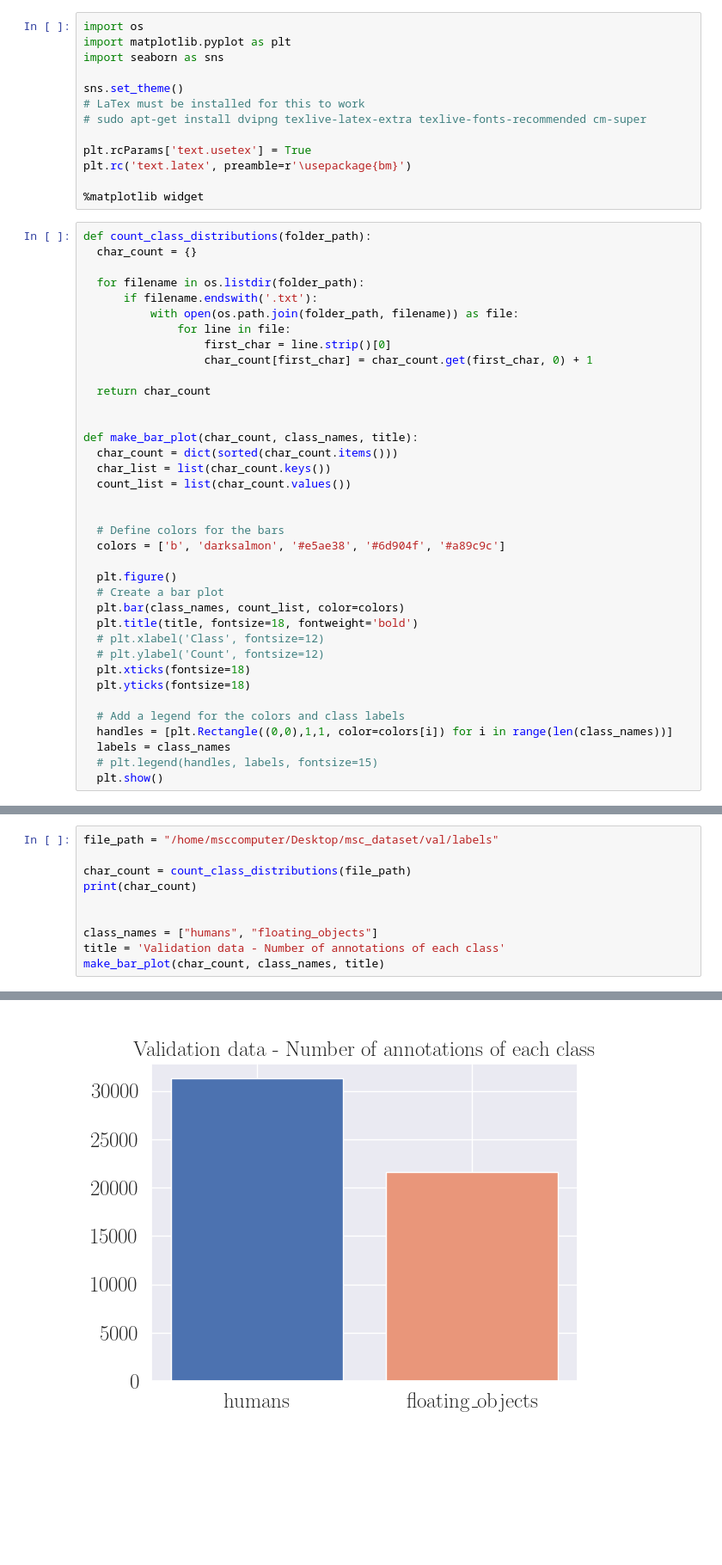
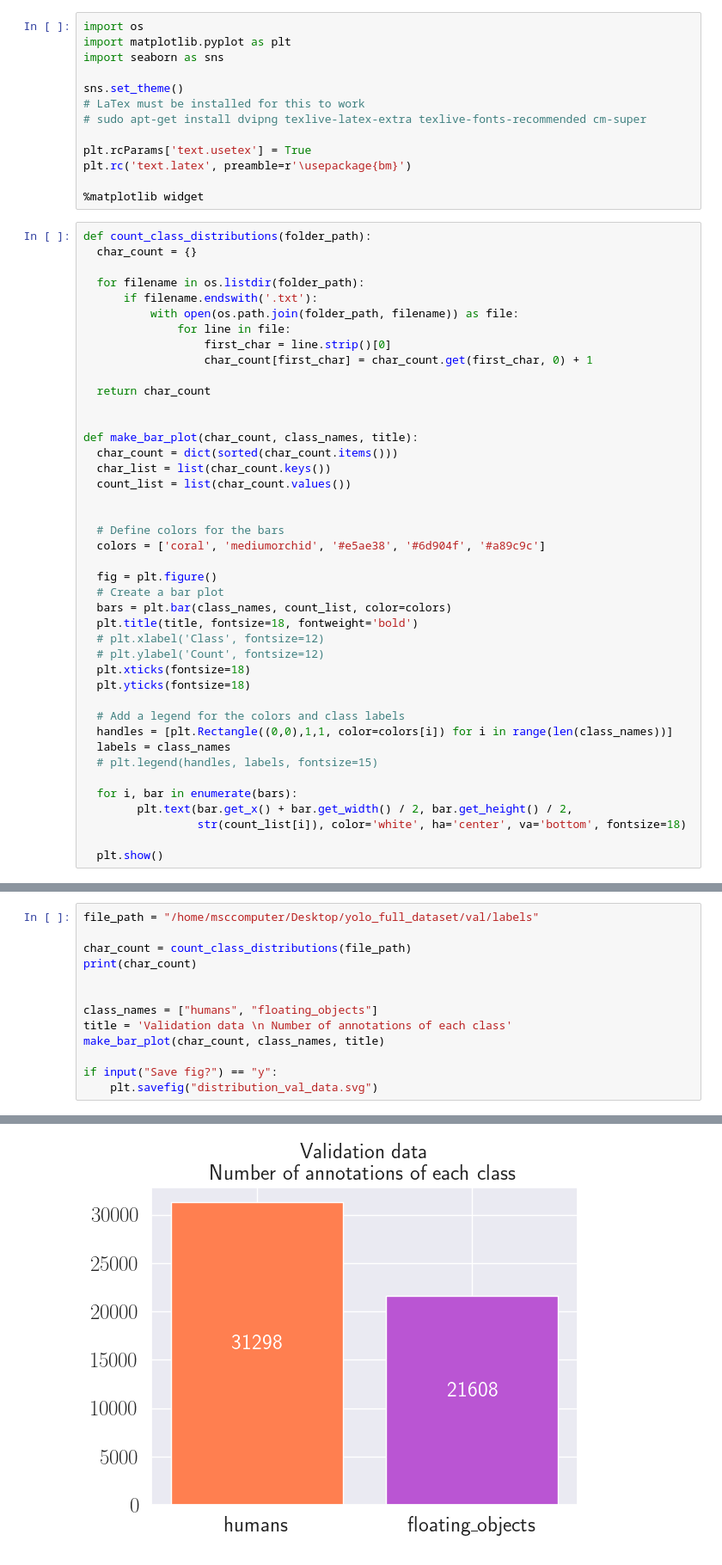
Before and after one commit to simenallum/msc_thesis, a Jupyter notebook: offline_utils/train_yolov8/visualizations/visualize_dataset.ipynb, the cells around one changed output, grey strips where cells are left out. Shown: that part at 86% size. Drawn from its saved outputs; the diff is of its cells as text; blank space fills up the shorter version.

Commit message:
Plot files changes before delivery

```diff
--- a/offline_utils/train_yolov8/visualizations/visualize_dataset.ipynb
+++ b/offline_utils/train_yolov8/visualizations/visualize_dataset.ipynb
@@ -32,11 +32,11 @@ def make_bar_plot(char_count, class_names, title):
 
 
   # Define colors for the bars
-  colors = ['b', 'darksalmon', '#e5ae38', '#6d904f', '#a89c9c']
+  colors = ['coral', 'mediumorchid', '#e5ae38', '#6d904f', '#a89c9c']
 
-  plt.figure()
+  fig = plt.figure()
   # Create a bar plot
-  plt.bar(class_names, count_list, color=colors)
+  bars = plt.bar(class_names, count_list, color=colors)
   plt.title(title, fontsize=18, fontweight='bold')
   # plt.xlabel('Class', fontsize=12)
   # plt.ylabel('Count', fontsize=12)
@@ -47,5 +47,10 @@ def make_bar_plot(char_count, class_names, title):
   handles = [plt.Rectangle((0,0),1,1, color=colors[i]) for i in range(len(class_names))]
   labels = class_names
   # plt.legend(handles, labels, fontsize=15)
+
+  for i, bar in enumerate(bars):
+        plt.text(bar.get_x() + bar.get_width() / 2, bar.get_height() / 2,
+                 str(count_list[i]), color='white', ha='center', va='bottom', fontsize=18)
+
   plt.show()
 # %%
@@ -63,16 +71,19 @@ make_bar_plot(char_count, class_names, title)
 # %%
-file_path = "/home/msccomputer/Desktop/msc_dataset/val/labels"
+file_path = "/home/msccomputer/Desktop/yolo_full_dataset/val/labels"
 
 char_count = count_class_distributions(file_path)
 print(char_count)
 
 
 class_names = ["humans", "floating_objects"]
-title = 'Validation data - Number of annotations of each class'
+title = 'Validation data \n Number of annotations of each class'
 make_bar_plot(char_count, class_names, title)
+
+if input("Save fig?") == "y":
+    plt.savefig("distribution_val_data.svg")
 # %% [output]
 {'1': 21608, '0': 31298}
-[figure, old version]
+[figure, new version]
 # %%
 import os
 import numpy as np
```
Also changed, not shown: parts of 2 cells of this notebook, 3 other files.
